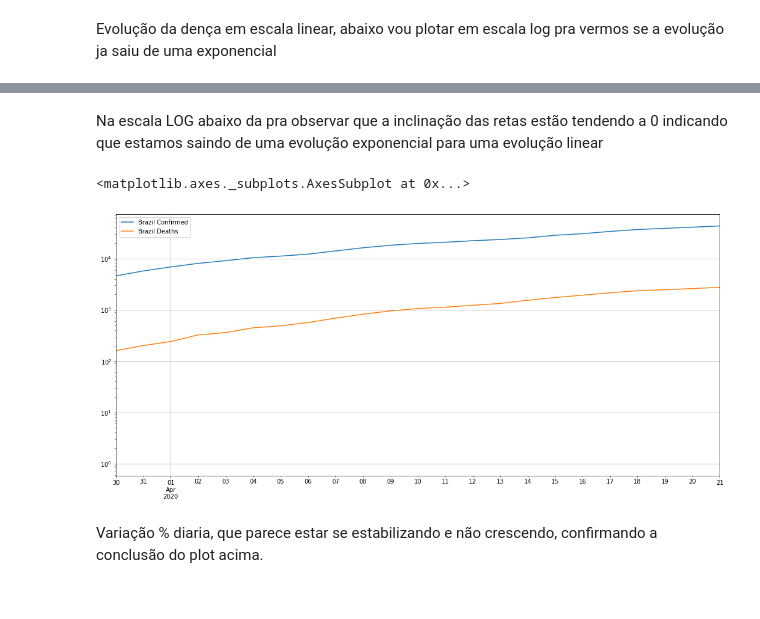
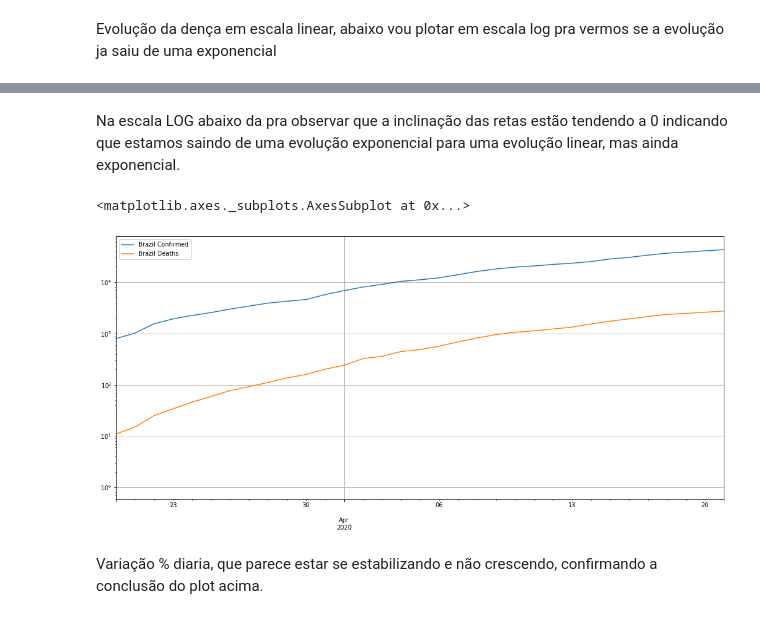
Before and after one commit to gagarcia/COVID-19, a Jupyter notebook: death_index.ipynb, the cells around one changed output, grey strips where cells are left out. Saved outputs shown, nothing was run; the diff lists cells and outputs as text; code cells hidden in the pictures.

```diff
--- a/death_index.ipynb
+++ b/death_index.ipynb
@@ -53,10 +55,10 @@ Brazil.plot(figsize=(18,8), grid=True)
 # %% [markdown]
-Na escala LOG abaixo da pra observar que a inclinação das retas estão tendendo a 0 indicando que estamos saindo de uma evolução exponencial para uma evolução linear
+Na escala LOG abaixo da pra observar que a inclinação das retas estão tendendo a 0 indicando que estamos saindo de uma evolução exponencial para uma evolução linear, mas ainda exponencial.
 # %%
-Brazil.plot(figsize=(18,8), grid=True,logy=True,xlim=['2020-03-30','2020-04-21'])
+Brazil.plot(figsize=(18,8), grid=True,logy=True,xlim=['2020-03-20','2020-04-21'])
 # %% [output]
 <matplotlib.axes._subplots.AxesSubplot at 0x...>
-[figure, old version]
+[figure, new version]
 # %% [markdown]
 Variação % diaria, que parece estar se estabilizando e não crescendo, confirmando a conclusão do plot acima.
 # %%
```
Also changed, not shown: parts of 13 cells of this notebook.
